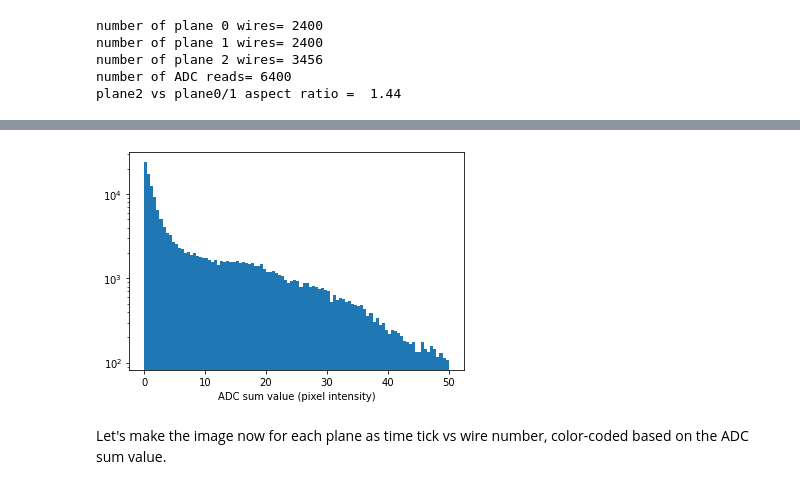
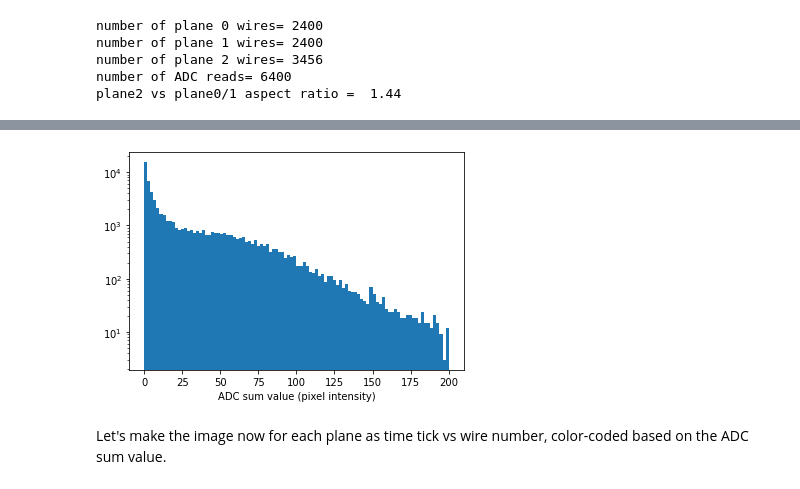
Before and after one commit to cerati/ubopendata, a Jupyter notebook: WireImage.ipynb, the cells around one changed output, grey strips where cells are left out. Cells and saved outputs as stored; diff of their text form; code cells hidden in the pictures.

```diff
--- a/WireImage.ipynb
+++ b/WireImage.ipynb
@@ -65,9 +61,13 @@ for p in range(0,nplanes()):
+# %%
+f_downsample = 6
+for p in range(0,nplanes()):
+    planeadcs[p] = block_reduce(planeadcs[p], block_size=(1,f_downsample), func=np.sum)
 # %%
 adcsgt0 = [i[i>0] for i in planeadcs[p] for p in range(0,nplanes())]
 flat_adcs = [item for sublist in adcsgt0 for item in sublist]
-plt.hist(flat_adcs,bins=np.linspace(0,50,101))
+plt.hist(flat_adcs,bins=np.linspace(0,200.*f_downsample/6.,101))
 plt.yscale('log')
 plt.xlabel('ADC sum value (pixel intensity)')
 plt.show()
 # %% [output]
-[figure, old version]
+[figure, new version]
```
Also changed, not shown: parts of 22 cells of this notebook.
